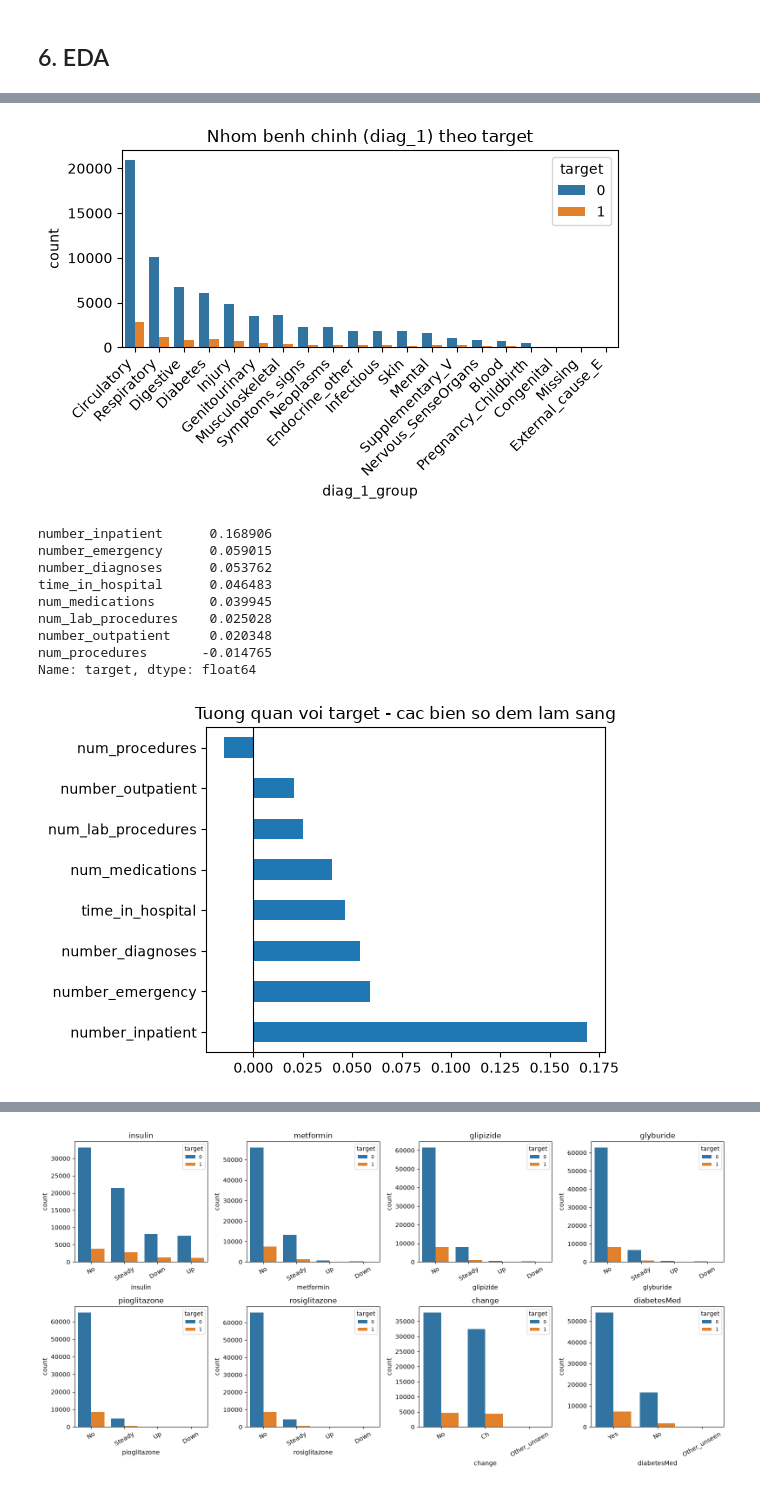
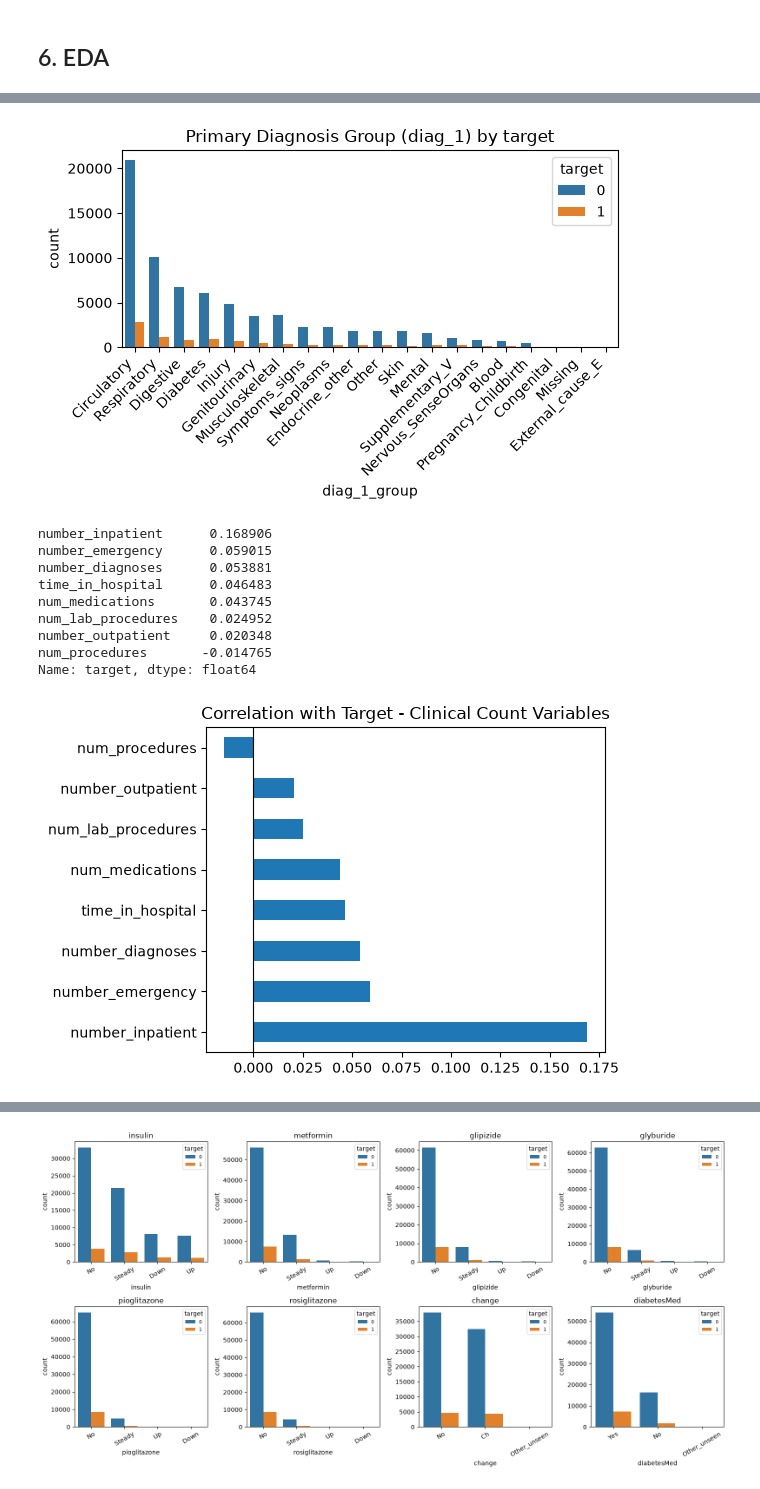
Before and after one commit to nnathuu/diabetes-readmission-prediction, a Jupyter notebook: notebooks/01_data_eda.ipynb, the cells around one changed output, grey strips where cells are left out. Cells and saved outputs as stored; diff of their text form; code cells hidden in the pictures.

```diff
--- a/notebooks/01_data_eda.ipynb
+++ b/notebooks/01_data_eda.ipynb
@@ -66,6 +85,7 @@ Name: count, dtype: int64
 # %%
 df_step1 = basic_clean(df_raw)
 df_step1 = create_target(df_step1)
+df_step1 = group_unknown_ids(df_step1)
 df_step1 = add_diag_groups(df_step1)
 df_step1.shape
 # %% [output]
@@ -148,0 +169,6 @@ dtype: object
+# %%
+from preprocessing import fit_outlier_caps, apply_outlier_caps
+
+outlier_caps = fit_outlier_caps(train_df)
+train_df = apply_outlier_caps(train_df, outlier_caps)
+test_df = apply_outlier_caps(test_df, outlier_caps)
@@ -196,42 +230,42 @@ plt.show()
 fig, ax = plt.subplots(figsize=(6, 4))
 sns.countplot(data=train_df, x='diag_1_group', hue='target', ax=ax,
               order=train_df['diag_1_group'].value_counts().index)
-ax.set_title('Nhom benh chinh (diag_1) theo target')
+ax.set_title('Primary Diagnosis Group (diag_1) by target')
 plt.xticks(rotation=45, ha='right')
 plt.tight_layout()
 plt.savefig(f"{OUTPUT_FIG_DIR}/diag1_group_vs_target.png", dpi=150)
 plt.show()
 # %% [output]
-[figure, old version]
+[figure, new version]
 # %%
-# --- 6.1 Cac bien so dem lam sang vs target ---
+# --- Clinical count variables vs target ---
 num_cols = [
     "number_inpatient", "number_emergency", "number_outpatient",
     "num_medications", "num_lab_procedures", "num_procedures",
     "time_in_hospital", "number_diagnoses",
 ]
 corr_target = (
     train_df[num_cols + ["target"]].corr()["target"].drop("target")
     .sort_values(key=abs, ascending=False)
 )
 print(corr_target)
 
 fig, ax = plt.subplots(figsize=(6, 4))
 corr_target.plot(kind="barh", ax=ax)
-ax.set_title("Tuong quan voi target - cac bien so dem lam sang")
+ax.set_title("Correlation with Target - Clinical Count Variables")
 ax.axvline(0, color="black", linewidth=0.8)
 plt.tight_layout()
 plt.savefig(f"{OUTPUT_FIG_DIR}/numeric_corr_with_target.png", dpi=150)
 plt.show()
 # %% [output]
 number_inpatient      0.168906
 number_emergency      0.059015
-number_diagnoses      0.053762
+number_diagnoses      0.053881
 time_in_hospital      0.046483
-num_medications       0.039945
-num_lab_procedures    0.025028
+num_medications       0.043745
+num_lab_procedures    0.024952
 number_outpatient     0.020348
 num_procedures       -0.014765
 Name: target, dtype: float64
-[figure, old version]
+[figure, new version]
 # %%
```
Also changed, not shown: parts of 28 cells of this notebook, 11 other files.
